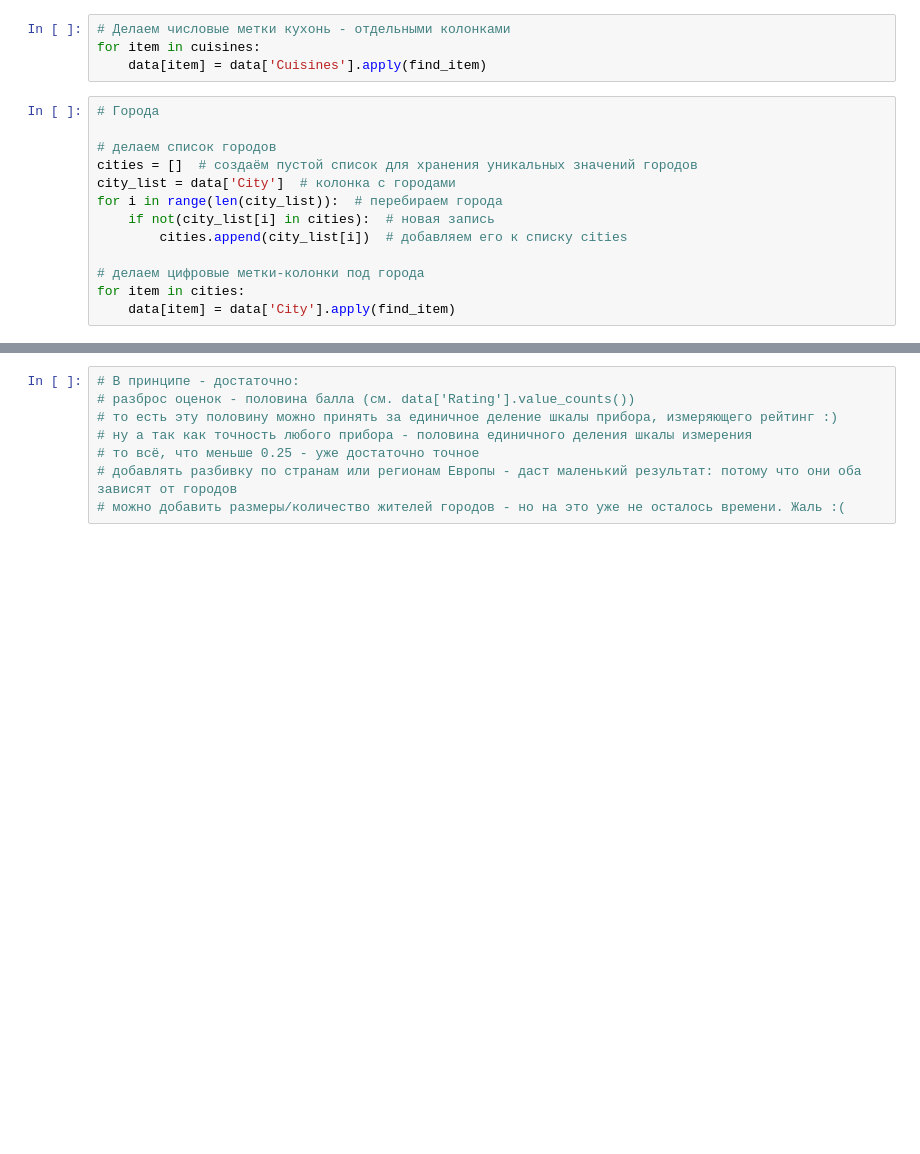
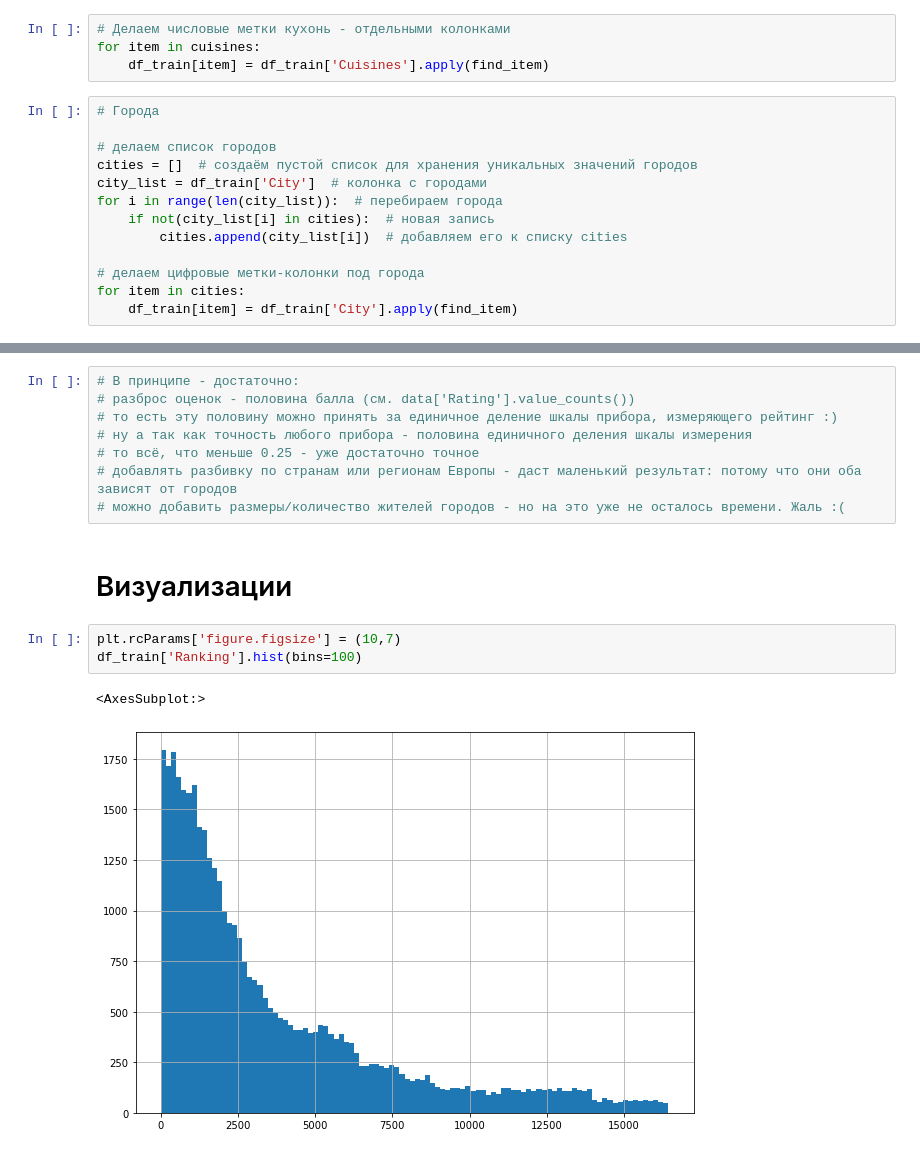
Before and after one commit to Roman-V-Safronov/module_3, a Jupyter notebook: module_3.ipynb, the cells around one changed output, grey strips where cells are left out. Drawn from its saved outputs; the diff is of its cells as text; blank space fills up the shorter version.

```diff
--- a/module_3.ipynb
+++ b/module_3.ipynb
@@ -232,20 +245,20 @@ MAE: 0.38284762222222224
 # %%
 # Делаем числовые метки кухонь - отдельными колонками
 for item in cuisines:
-    data[item] = data['Cuisines'].apply(find_item)
+    df_train[item] = df_train['Cuisines'].apply(find_item)
 # %%
 # Города
 
 # делаем список городов
 cities = []  # создаём пустой список для хранения уникальных значений городов
-city_list = data['City']  # колонка с городами
+city_list = df_train['City']  # колонка с городами
 for i in range(len(city_list)):  # перебираем города
     if not(city_list[i] in cities):  # новая запись
         cities.append(city_list[i])  # добавляем его к списку cities
 
 # делаем цифровые метки-колонки под города
 for item in cities:
-    data[item] = data['City'].apply(find_item)
+    df_train[item] = df_train['City'].apply(find_item)
 # %%
 # Разбиваем датафрейм на части, необходимые для обучения и тестирования модели
 # Х - данные с информацией о ресторанах, у - целевая переменная (рейтинги ресторанов)
@@ -285,3 +298,11 @@ MAE: 0.214304
 # то всё, что меньше 0.25 - уже достаточно точное
 # добавлять разбивку по странам или регионам Европы - даст маленький результат: потому что они оба зависят от городов
 # можно добавить размеры/количество жителей городов - но на это уже не осталось времени. Жаль :(
+# %% [markdown]
+# Визуализации
+# %%
+plt.rcParams['figure.figsize'] = (10,7)
+df_train['Ranking'].hist(bins=100)
+# %% [output]
+<AxesSubplot:>
+[figure, added]
```
Also changed, not shown: parts of 12 cells of this notebook.
